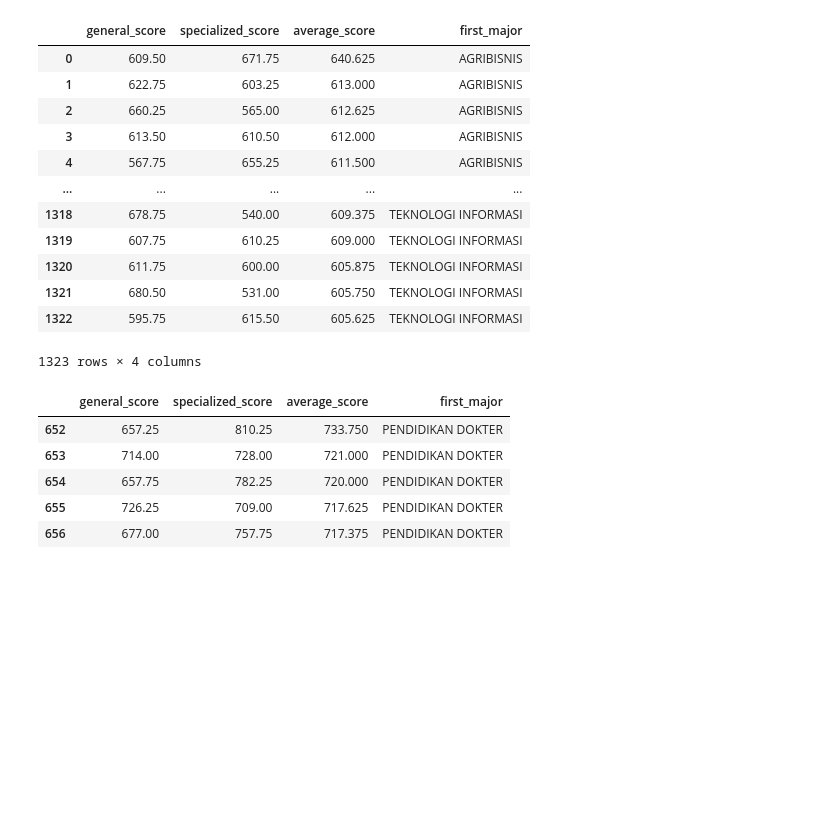
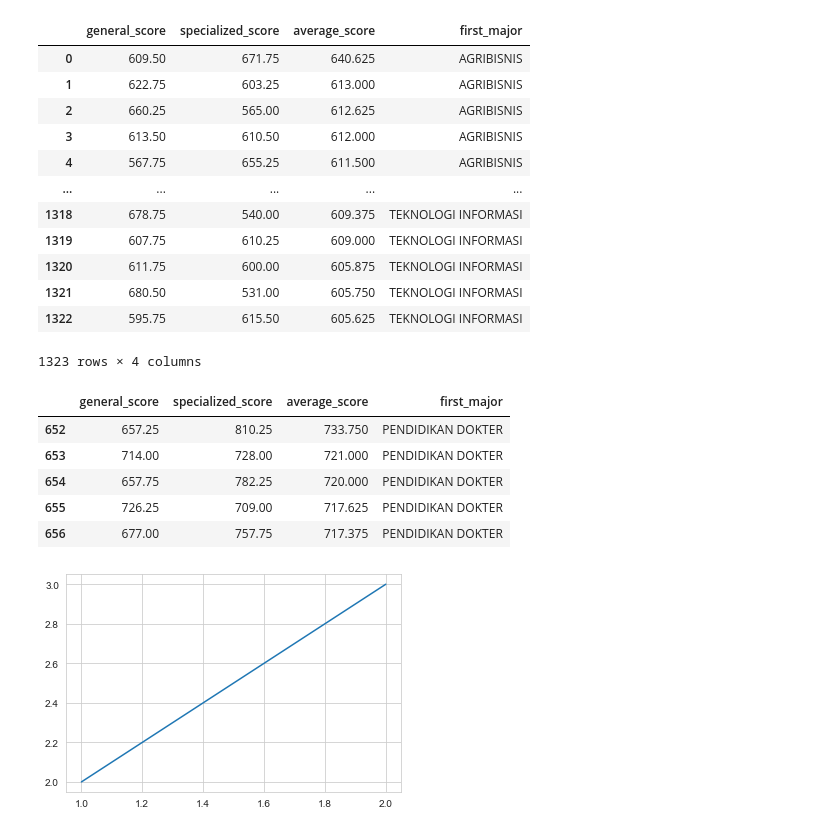
Before and after one commit to alrappie/Universitas-Brawijaya-UTBK-2019-Analyst, a Jupyter notebook: main.ipynb, the cells around one changed output. Cells and saved outputs as stored; diff of their text form; code cells hidden in the pictures; blank space fills up the shorter version.

```diff
--- a/main.ipynb
+++ b/main.ipynb
@@ -298,0 +301,5 @@ fig.update_xaxes(tickangle=0, tickfont=dict(family='Rockwell', color='black', si
+# %%
+plt.plot([1,2],[2,3])
+plt.show()
+# %% [output]
+[figure, added]
```
Also changed, not shown: parts of 1 cell of this notebook.
